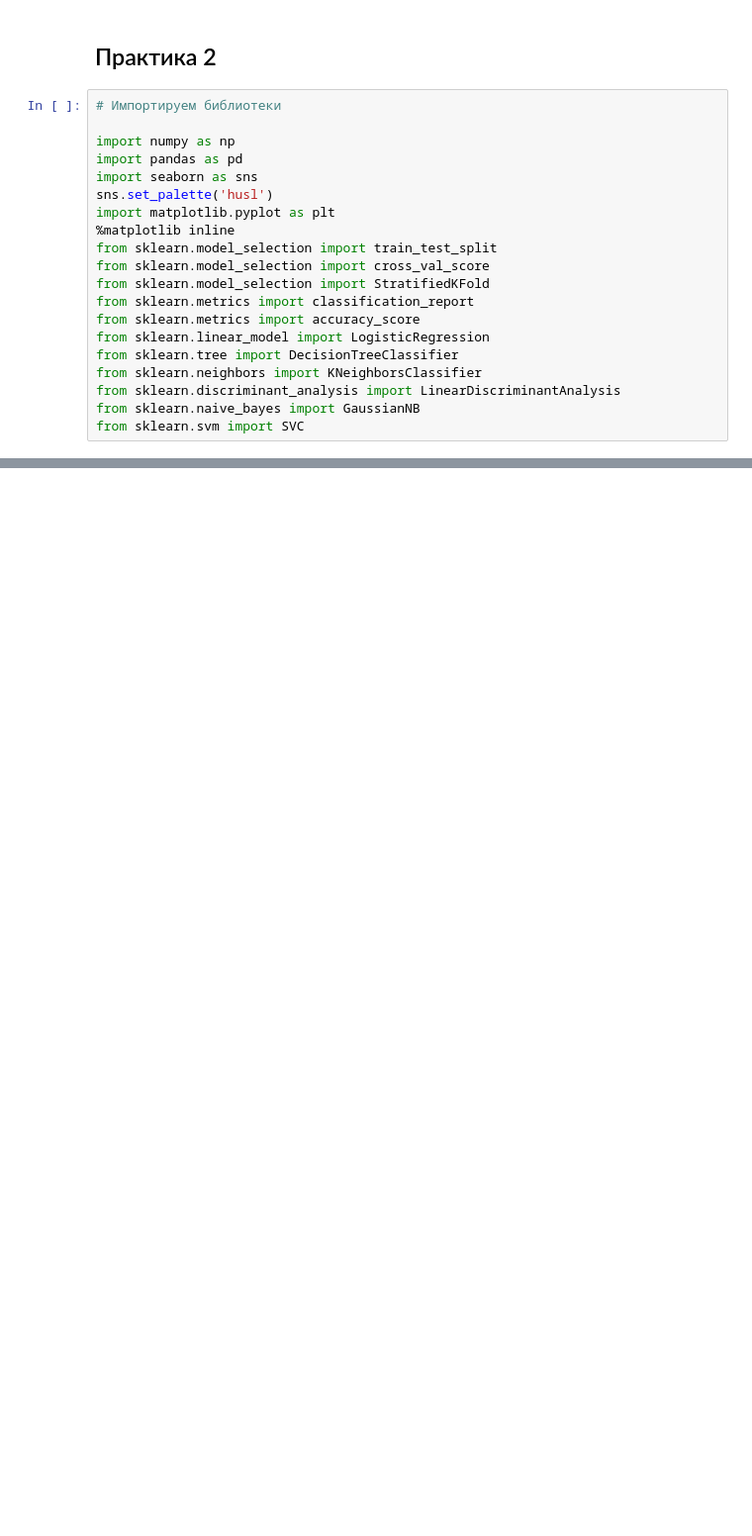
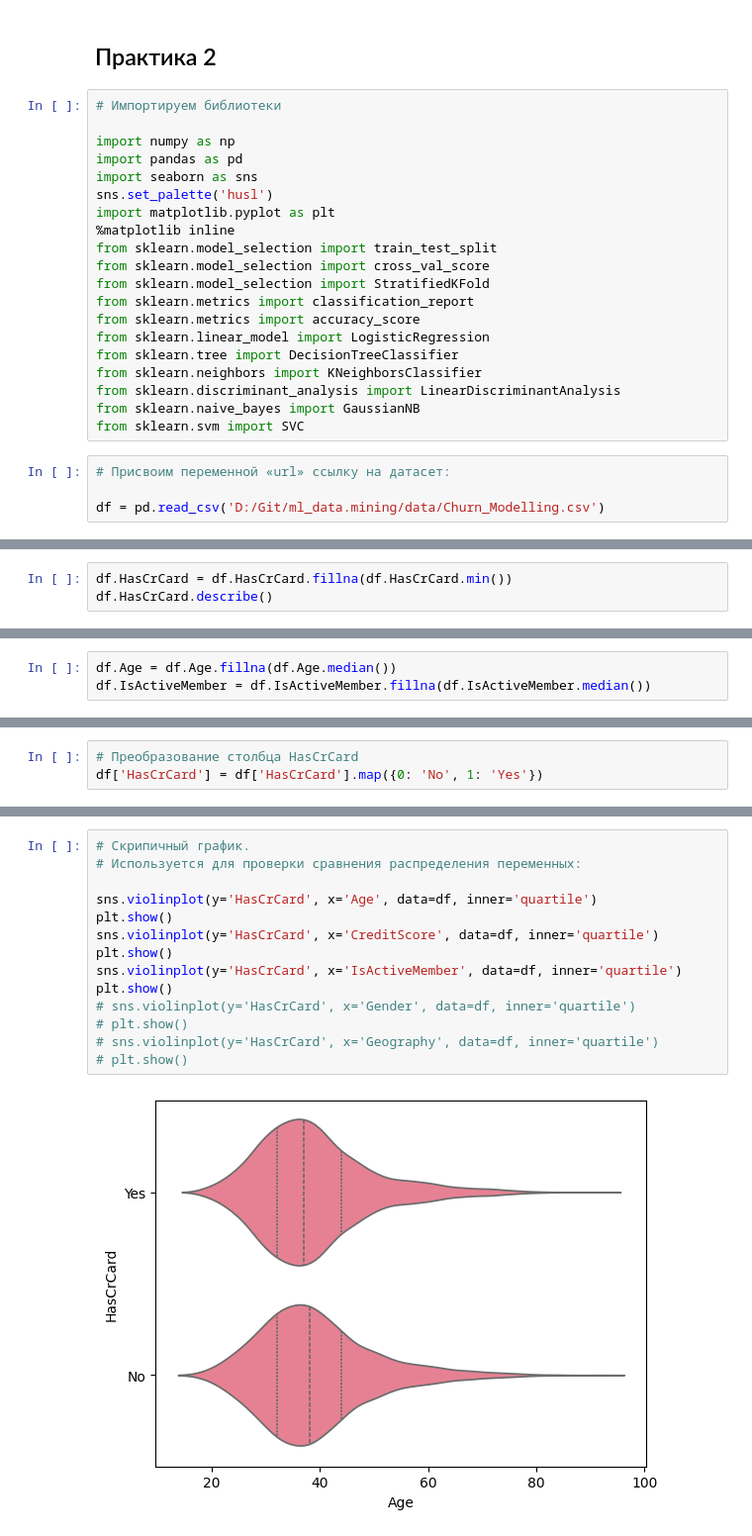
Before and after one commit to QS1lE/ml_data.mining, a Jupyter notebook: practice/practice 2.ipynb, the cells around one changed output, grey strips where cells are left out. Shown at 99% size. Cells and saved outputs as stored; diff of their text form; blank space fills up the shorter version.

```diff
--- a/practice/practice 2.ipynb
+++ b/practice/practice 2.ipynb
@@ -20,3 +20,7 @@ from sklearn.neighbors import KNeighborsClassifier
 from sklearn.discriminant_analysis import LinearDiscriminantAnalysis
 from sklearn.naive_bayes import GaussianNB
 from sklearn.svm import SVC
+# %%
+# Присвоим переменной «url» ссылку на датасет:
+
+df = pd.read_csv('D:/Git/ml_data.mining/data/Churn_Modelling.csv')
@@ -22,0 +114,3 @@ from sklearn.svm import SVC
+# %%
+df.HasCrCard = df.HasCrCard.fillna(df.HasCrCard.min())
+df.HasCrCard.describe()
@@ -22,0 +127,3 @@ from sklearn.svm import SVC
+# %%
+df.Age = df.Age.fillna(df.Age.median())
+df.IsActiveMember = df.IsActiveMember.fillna(df.IsActiveMember.median())
@@ -22,0 +151,3 @@ from sklearn.svm import SVC
+# %%
+# Преобразование столбца HasCrCard
+df['HasCrCard'] = df['HasCrCard'].map({0: 'No', 1: 'Yes'})
@@ -22,0 +163,16 @@ from sklearn.svm import SVC
+# %%
+# Скрипичный график.
+# Используется для проверки сравнения распределения переменных:
+
+sns.violinplot(y='HasCrCard', x='Age', data=df, inner='quartile')
+plt.show()
+sns.violinplot(y='HasCrCard', x='CreditScore', data=df, inner='quartile')
+plt.show()
+sns.violinplot(y='HasCrCard', x='IsActiveMember', data=df, inner='quartile')
+plt.show()
+# sns.violinplot(y='HasCrCard', x='Gender', data=df, inner='quartile')
+# plt.show()
+# sns.violinplot(y='HasCrCard', x='Geography', data=df, inner='quartile')
+# plt.show()
+# %% [output]
+[figure, added]
```
Also changed, not shown: parts of 33 cells of this notebook.
